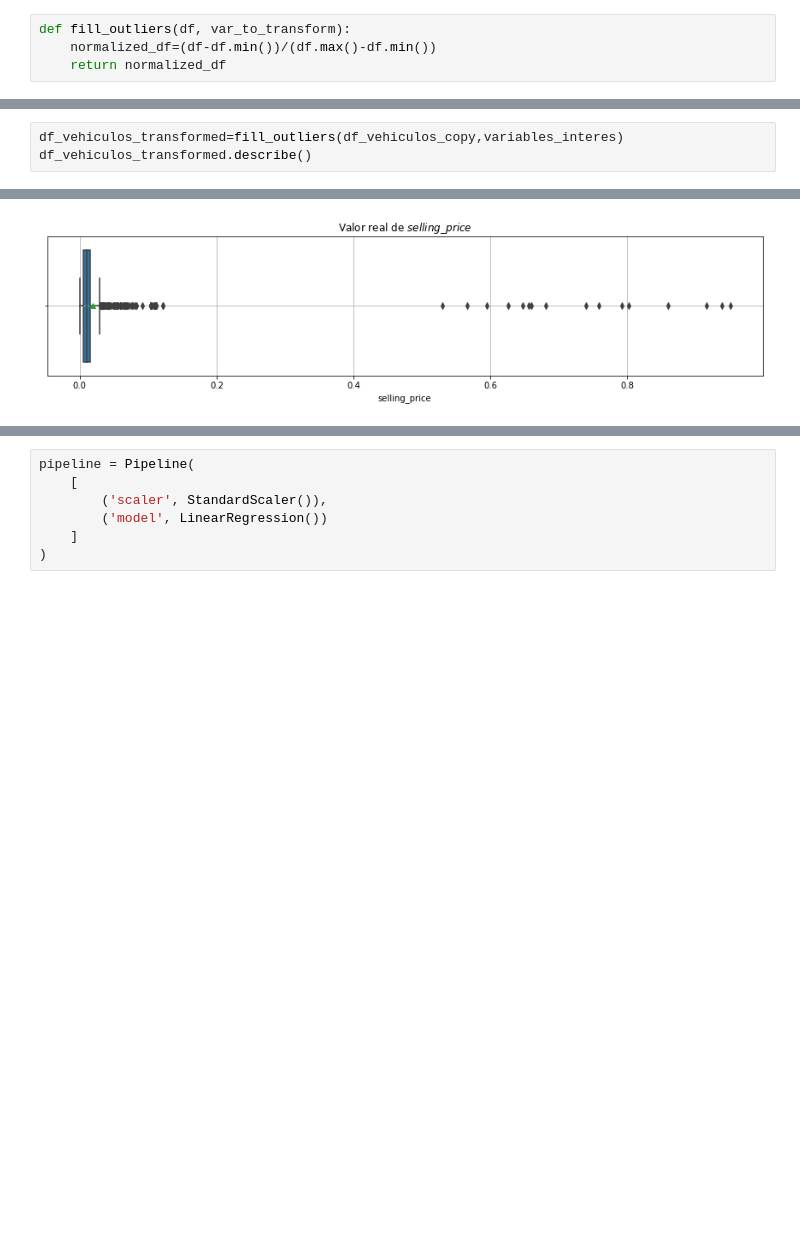
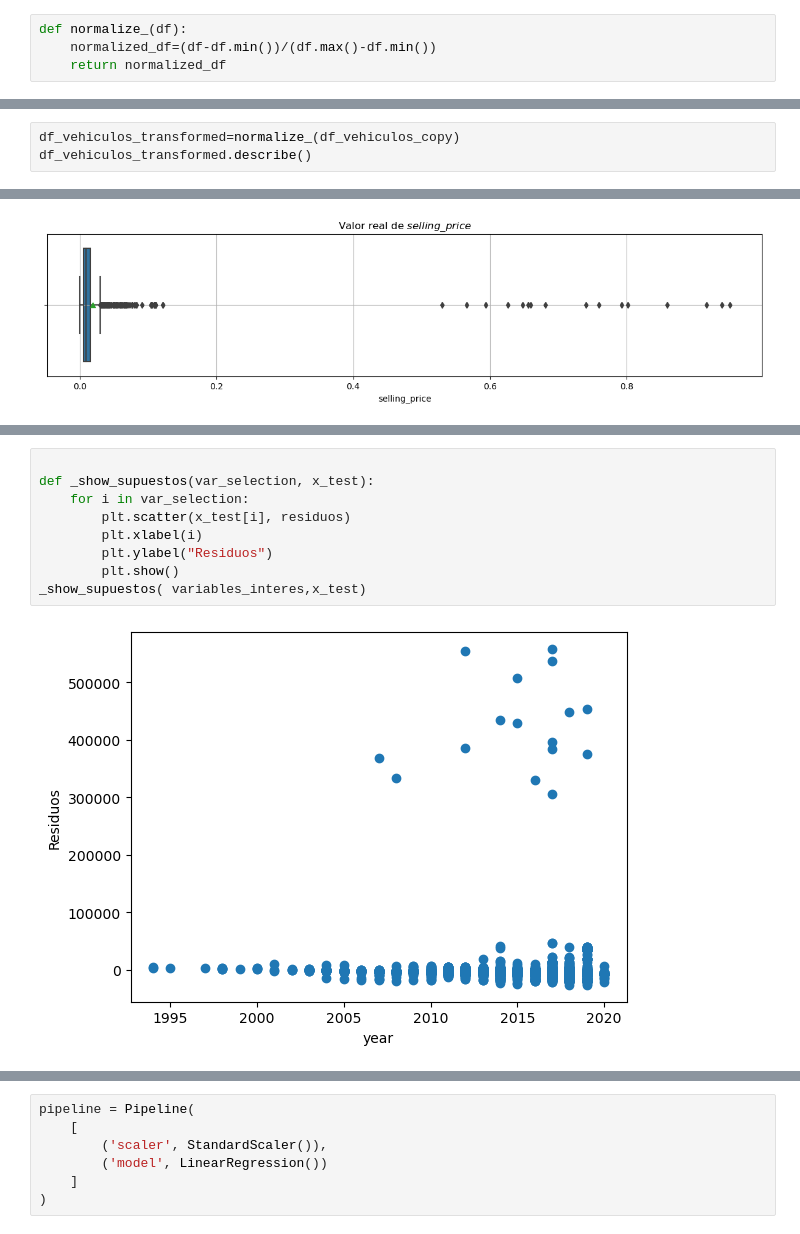
Before and after one commit to Paolaaaaaa/Lab2-Regresion, a Jupyter notebook: Regresion.ipynb, the cells around one changed output, grey strips where cells are left out. Saved outputs shown, nothing was run; the diff lists cells and outputs as text; blank space fills up the shorter version.

```diff
--- a/Regresion.ipynb
+++ b/Regresion.ipynb
@@ -292,4 +414,4 @@ plt.show()
 # %%
-def fill_outliers(df, var_to_transform):
+def normalize_(df):
     normalized_df=(df-df.min())/(df.max()-df.min())
     return normalized_df
@@ -296,5 +426,5 @@ def fill_outliers(df, var_to_transform):
 # %%
-df_vehiculos_transformed=fill_outliers(df_vehiculos_copy,variables_interes)
+df_vehiculos_transformed=normalize_(df_vehiculos_copy)
 df_vehiculos_transformed.describe()
 # %% [output]
 |  | Unnamed: 0 | year | km_driven | owner | seller_type | seats | fuel | transmission | mileage | ... |
@@ -393,0 +547,11 @@ plt.show()
+# %%
+
+def _show_supuestos(var_selection, x_test):
+    for i in var_selection:
+        plt.scatter(x_test[i], residuos)
+        plt.xlabel(i)
+        plt.ylabel("Residuos")
+        plt.show()
+_show_supuestos( variables_interes,x_test)
+# %% [output]
+[figure, added]
```
Also changed, not shown: parts of 51 cells of this notebook, 2 other files.
